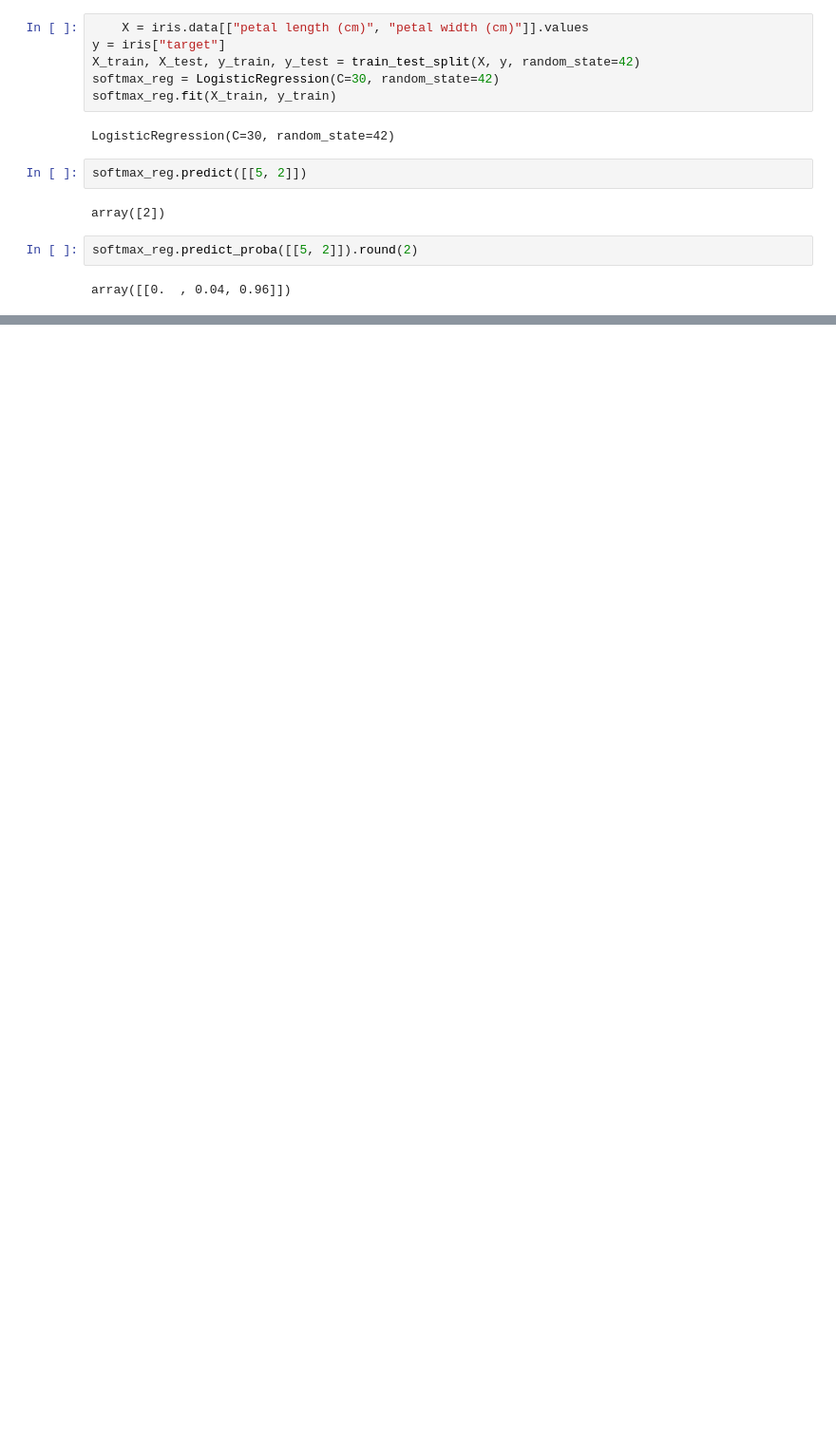
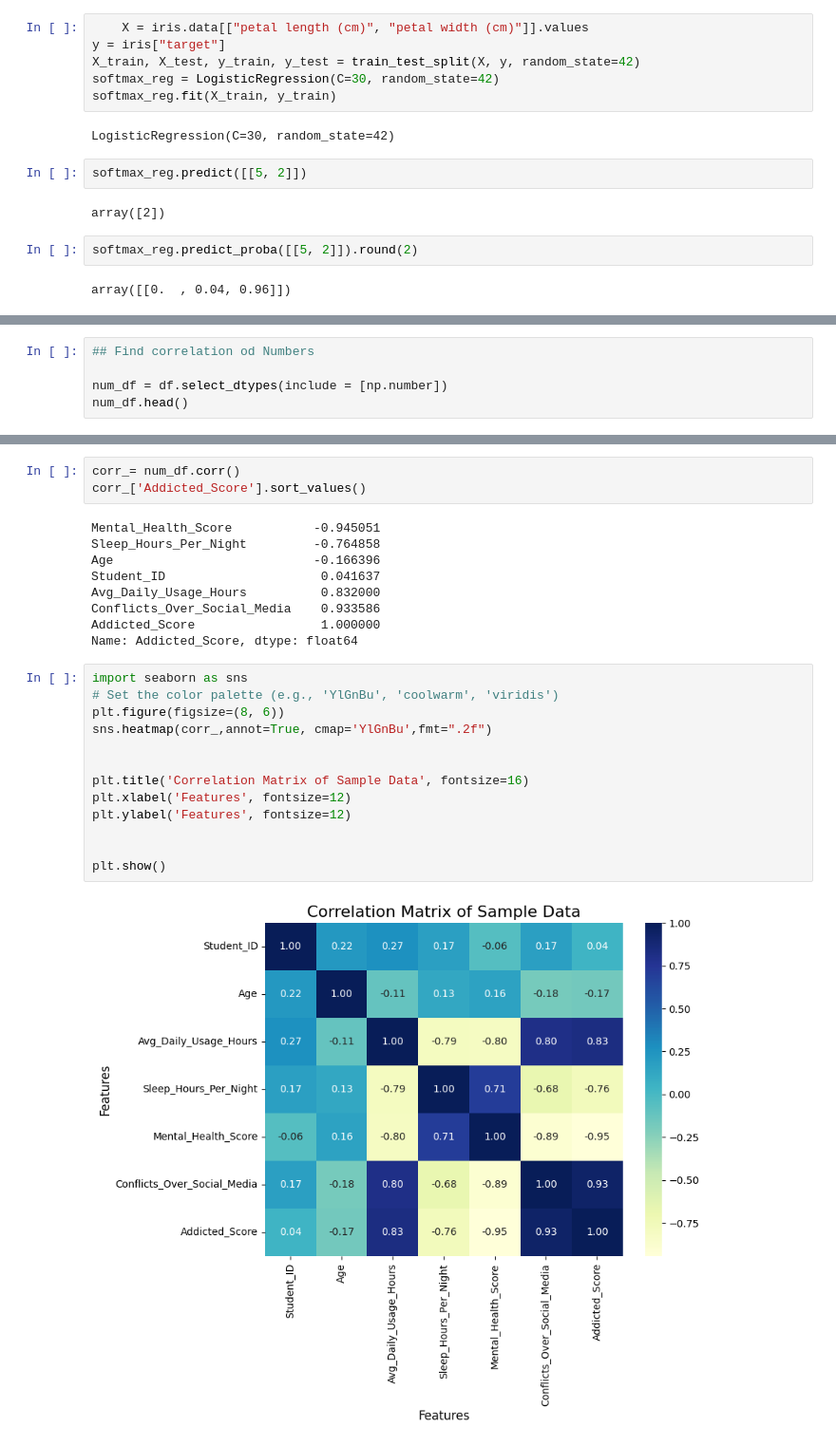
Before and after one commit to shivarajshelar/kaggle-Notebook-MachineLearning, a Jupyter notebook: training-the-models.ipynb, the cells around one changed output, grey strips where cells are left out. Shown at 95% size. Drawn from its saved outputs; the diff is of its cells as text; blank space fills up the shorter version.

```diff
--- a/training-the-models.ipynb
+++ b/training-the-models.ipynb
@@ -346,0 +627,5 @@ array([[0.  , 0.04, 0.96]])
+# %%
+## Find correlation od Numbers
+
+num_df = df.select_dtypes(include = [np.number])
+num_df.head()
@@ -346,0 +639,27 @@ array([[0.  , 0.04, 0.96]])
+# %%
+corr_= num_df.corr()
+corr_['Addicted_Score'].sort_values()
+# %% [output]
+Mental_Health_Score           -0.945051
+Sleep_Hours_Per_Night         -0.764858
+Age                           -0.166396
+Student_ID                     0.041637
+Avg_Daily_Usage_Hours          0.832000
+Conflicts_Over_Social_Media    0.933586
+Addicted_Score                 1.000000
+Name: Addicted_Score, dtype: float64
+# %%
+import seaborn as sns
+# Set the color palette (e.g., 'YlGnBu', 'coolwarm', 'viridis')
+plt.figure(figsize=(8, 6))
+sns.heatmap(corr_,annot=True, cmap='YlGnBu',fmt=".2f")
+
+
+plt.title('Correlation Matrix of Sample Data', fontsize=16)
+plt.xlabel('Features', fontsize=12)
+plt.ylabel('Features', fontsize=12)
+
+
+plt.show()
+# %% [output]
+[figure, added]
```
Also changed, not shown: parts of 40 cells of this notebook.
